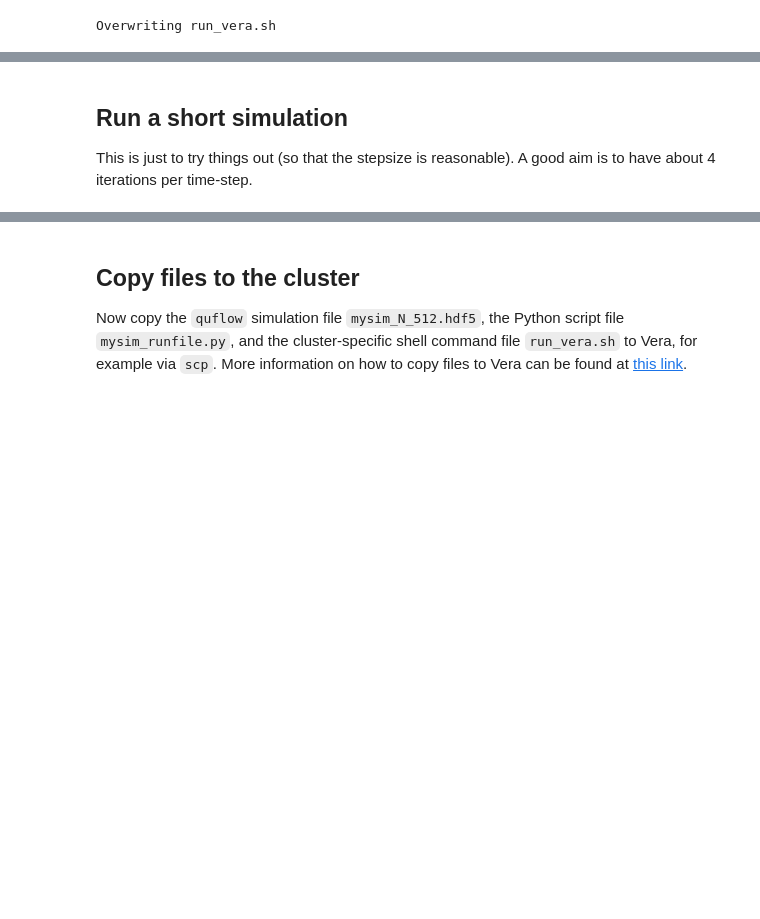
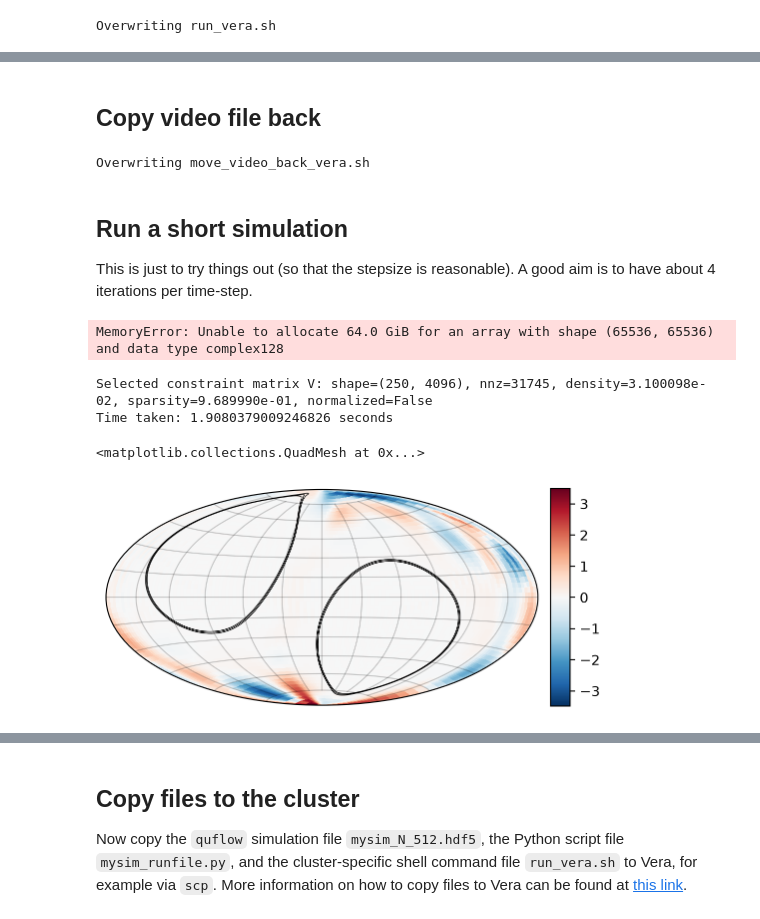
Before and after one commit to andrmykl/quflow, a Jupyter notebook: notebooks/constraint-cluster-simulation/constraint-cluster-simulation.ipynb, the cells around one changed output, grey strips where cells are left out. Cells and saved outputs as stored; diff of their text form; code cells hidden in the pictures; blank space fills up the shorter version.

```diff
--- a/notebooks/constraint-cluster-simulation/constraint-cluster-simulation.ipynb
+++ b/notebooks/constraint-cluster-simulation/constraint-cluster-simulation.ipynb
@@ -259,4 +370,77 @@ Overwriting run_vera.sh
+# %% [markdown]
+## Copy video file back
+# %%
+%%writefile move_video_back_vera.sh
+#!/usr/bin/env bash
+
+set -euo pipefail
+
+usage() {
+    echo "Usage: $0 -n N"
+    exit 1
+}
+
+N=""
+
+while getopts ":n:" opt; do
+    case "$opt" in
+        n) N="$OPTARG" ;;
+        *) usage ;;
+    esac
+done
+
+if [[ -z "$N" ]]; then
+    usage
+fi
+
+REMOTE_FILE="mysim_N_${N}.mp4"
+REMOTE_HOST="vera1"
+REMOTE_USER="andmyk"
+
+# Optional: local destination (current directory)
+LOCAL_DIR="."
+
+echo "Copying ${REMOTE_FILE} from ${REMOTE_HOST}..."
+
+scp "${REMOTE_HOST}:~/${REMOTE_FILE}" "${LOCAL_DIR}/"
+
+echo "Done: ${LOCAL_DIR}/${REMOTE_FILE}"
+# %% [output]
+Overwriting move_video_back_vera.sh
 # %% [markdown]
 ## Run a short simulation
 
 This is just to try things out (so that the stepsize is reasonable). A good aim is to have about 4 iterations per time-step.
+# %%
+import time
+start = time.time()
+solver1 = qf.constraints.BoundaryConditionPoisson(F_c, N,row_selection="interpolative",verbose= True, normalize_rows=False )
+end = time.time()
+print(f"Time taken: {end - start} seconds")
+start = time.time()
+solver2 = qf.constraints.BoundaryConditionPoisson(F_c, N,row_selection="interpolative",verbose= True)
+end = time.time()
+print(f"Time taken: {end - start} seconds")
+start = time.time()
+solver3 = qf.constraints.BoundaryConditionPoisson(F_c, N,row_selection="interpolative_operator",verbose= True)
+end = time.time()
+print(f"Time taken: {end - start} seconds")
+# %% [output]
+MemoryError: Unable to allocate 64.0 GiB for an array with shape (65536, 65536) and data type complex128
+# %%
+start = time.time()
+solver4 = qf.constraints.BoundaryConditionPoisson(F_c, N,row_selection="interpolative_operator",verbose= True, normalize_rows = False)
+end = time.time()
+print(f"Time taken: {end - start} seconds")
+# %% [output]
+Selected constraint matrix V: shape=(250, 4096), nnz=31745, density=3.100098e-02, sparsity=9.689990e-01, normalized=False
+Time taken: 1.9080379009246826 seconds
+# %%
+omega0 = qf.analysis.random_shr(lmax=10, s=0.0, gamma=0)
+W0 = qf.shr2mat(omega0, N=N)  # Convert SH coefficients to matrix
+W0_proj = project_soft(W0,F,level_set_center,level_set_epsilon+0.05, epsilon=0.005)
+np.linalg.trace(W0_proj)
+plotF(W0_proj)
+# %% [output]
+<matplotlib.collections.QuadMesh at 0x...>
+[figure, added]
```
Also changed, not shown: parts of 17 cells of this notebook.
